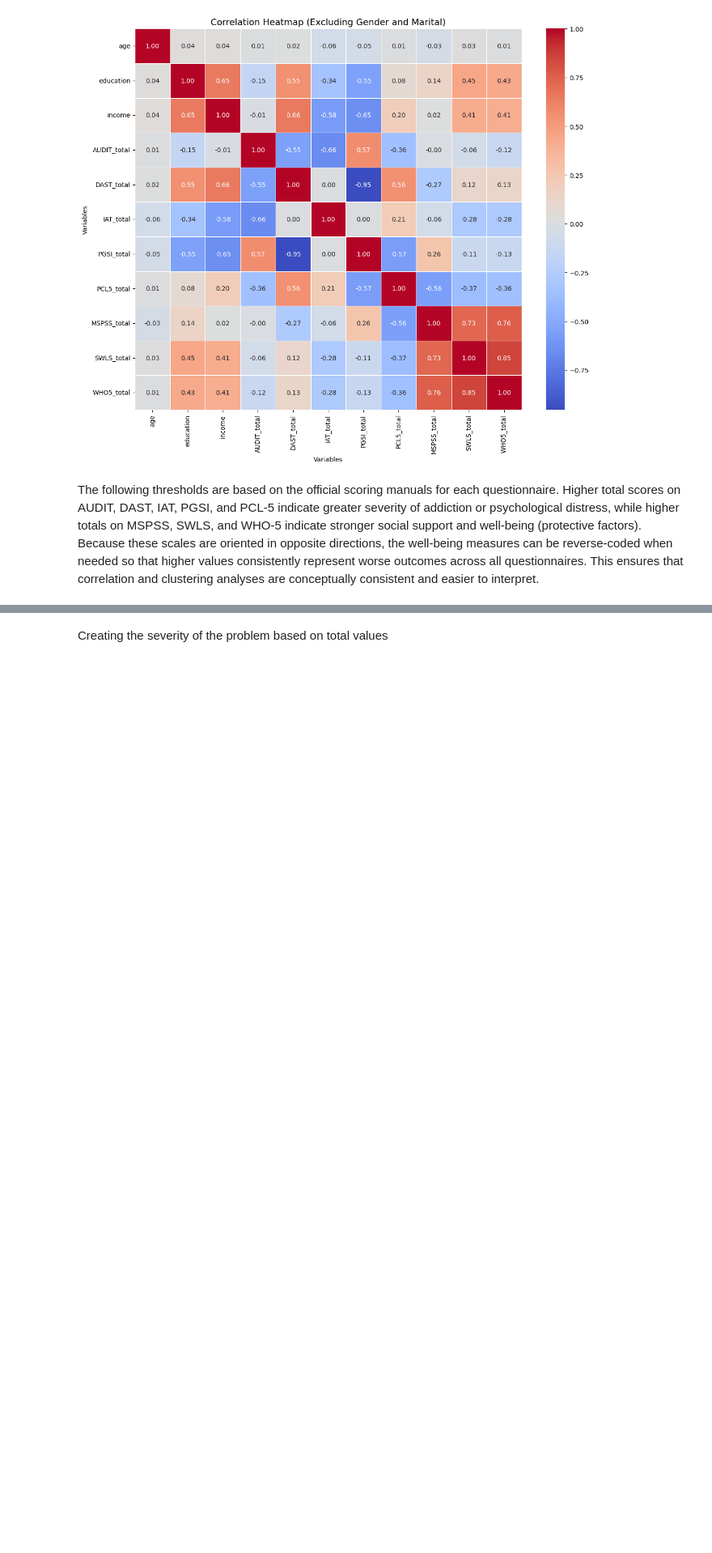
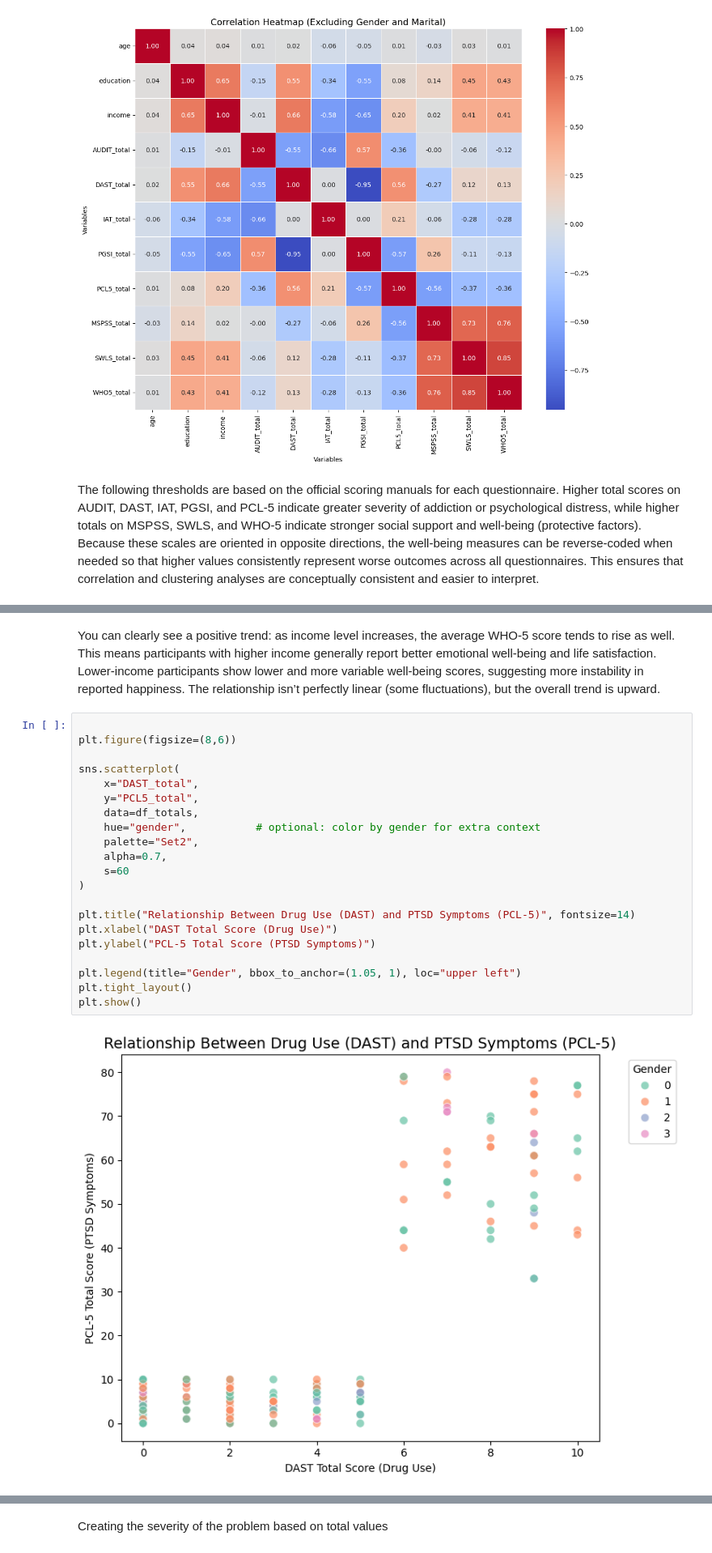
Before and after one commit to mariasimonativadar/e-health, a Jupyter notebook: test.ipynb, the cells around one changed output, grey strips where cells are left out. Shown: that part at 81% size. Drawn from its saved outputs; the diff is of its cells as text; blank space fills up the shorter version.

```diff
--- a/test.ipynb
+++ b/test.ipynb
@@ -480,0 +554,28 @@ conceptually consistent and easier to interpret.
+# %% [markdown]
+You can clearly see a positive trend: as income level increases, the average WHO-5 score tends to rise as well.
+This means participants with higher income generally report better emotional well-being and life satisfaction.
+Lower-income participants show lower and more variable well-being scores, suggesting more instability in reported happiness.
+The relationship isn’t perfectly linear (some fluctuations), but the overall trend is upward.
+# %%
+
+plt.figure(figsize=(8,6))
+
+sns.scatterplot(
+    x="DAST_total",
+    y="PCL5_total",
+    data=df_totals,
+    hue="gender",           # optional: color by gender for extra context
+    palette="Set2",
+    alpha=0.7,
+    s=60
+)
+
+plt.title("Relationship Between Drug Use (DAST) and PTSD Symptoms (PCL-5)", fontsize=14)
+plt.xlabel("DAST Total Score (Drug Use)")
+plt.ylabel("PCL-5 Total Score (PTSD Symptoms)")
+
+plt.legend(title="Gender", bbox_to_anchor=(1.05, 1), loc="upper left")
+plt.tight_layout()
+plt.show()
+# %% [output]
+[figure, added]
```
Also changed, not shown: parts of 17 cells of this notebook, 5 other files.
